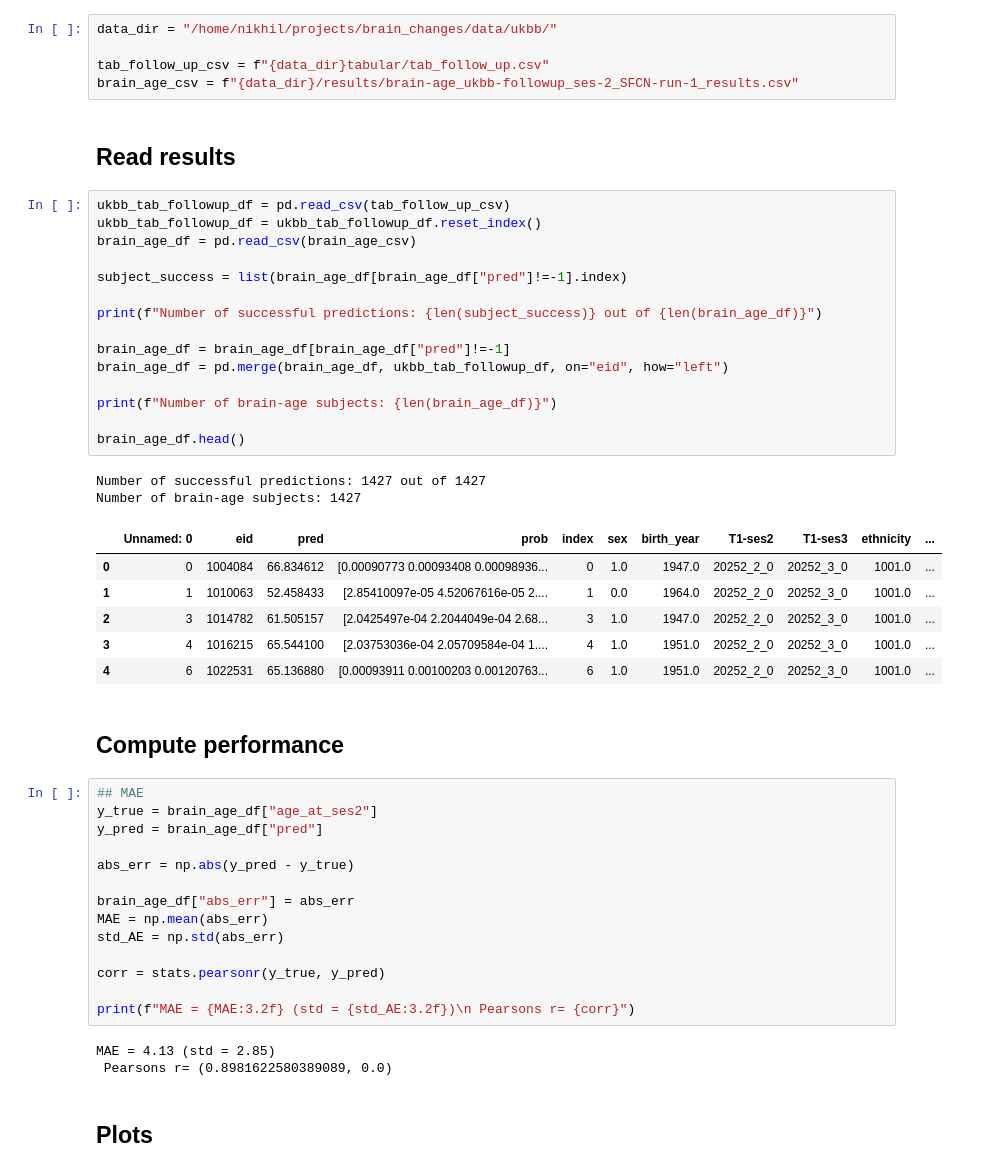
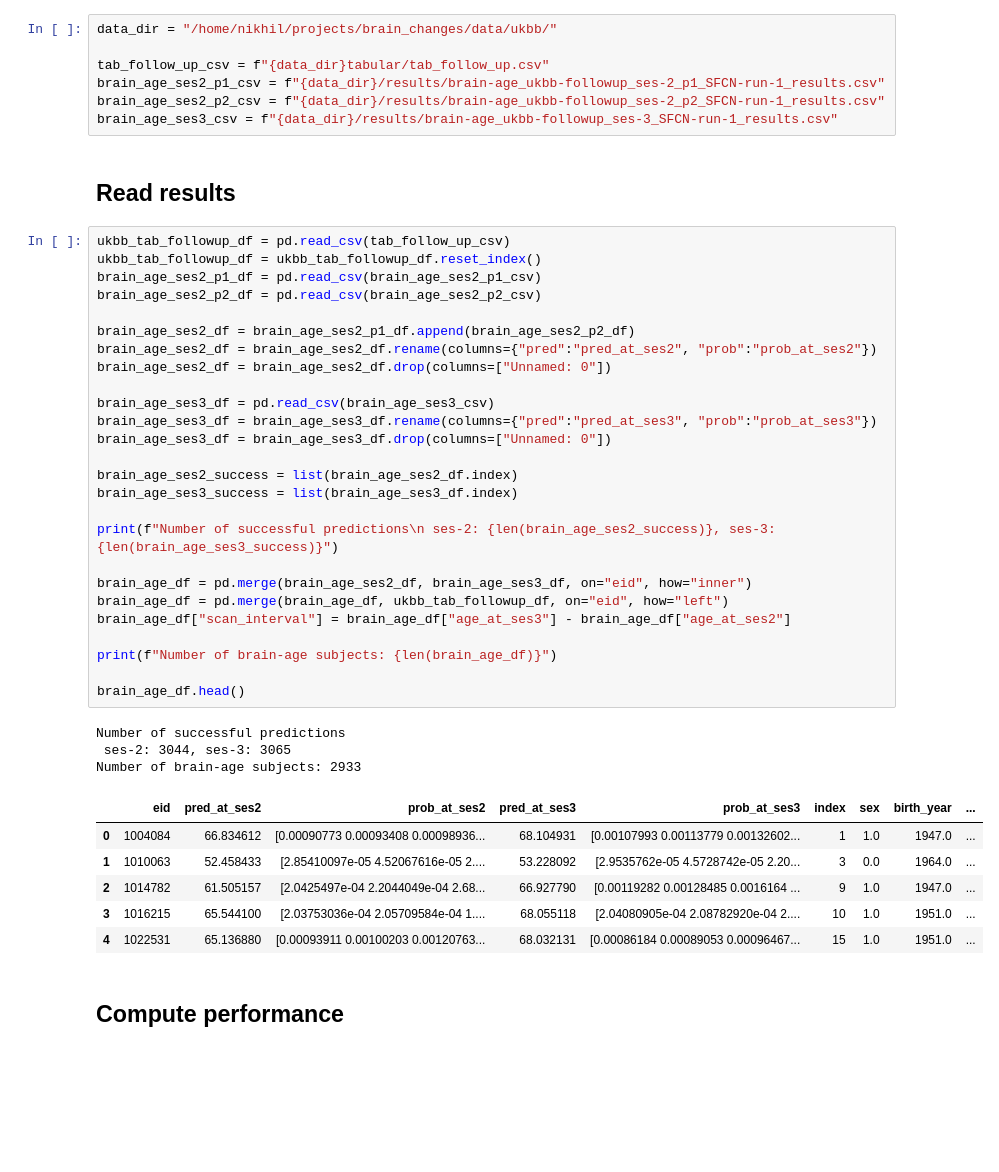
Before and after one commit to nikhil153/brain-diff, a Jupyter notebook: 4_brain_age.ipynb, the cells around one changed output. Saved outputs shown, nothing was run; the diff lists cells and outputs as text; blank space fills up the shorter version.

```diff
--- a/4_brain_age.ipynb
+++ b/4_brain_age.ipynb
@@ -10,51 +10,46 @@ from scipy import stats
 data_dir = "/home/nikhil/projects/brain_changes/data/ukbb/"
 
 tab_follow_up_csv = f"{data_dir}tabular/tab_follow_up.csv"
-brain_age_csv = f"{data_dir}/results/brain-age_ukbb-followup_ses-2_SFCN-run-1_results.csv"
+brain_age_ses2_p1_csv = f"{data_dir}/results/brain-age_ukbb-followup_ses-2_p1_SFCN-run-1_results.csv"
+brain_age_ses2_p2_csv = f"{data_dir}/results/brain-age_ukbb-followup_ses-2_p2_SFCN-run-1_results.csv"
+brain_age_ses3_csv = f"{data_dir}/results/brain-age_ukbb-followup_ses-3_SFCN-run-1_results.csv"
 # %% [markdown]
 ## Read results
 # %%
 ukbb_tab_followup_df = pd.read_csv(tab_follow_up_csv)
 ukbb_tab_followup_df = ukbb_tab_followup_df.reset_index()
-brain_age_df = pd.read_csv(brain_age_csv)
+brain_age_ses2_p1_df = pd.read_csv(brain_age_ses2_p1_csv)
+brain_age_ses2_p2_df = pd.read_csv(brain_age_ses2_p2_csv)
 
-subject_success = list(brain_age_df[brain_age_df["pred"]!=-1].index)
+brain_age_ses2_df = brain_age_ses2_p1_df.append(brain_age_ses2_p2_df)
+brain_age_ses2_df = brain_age_ses2_df.rename(columns={"pred":"pred_at_ses2", "prob":"prob_at_ses2"})
+brain_age_ses2_df = brain_age_ses2_df.drop(columns=["Unnamed: 0"])
 
-print(f"Number of successful predictions: {len(subject_success)} out of {len(brain_age_df)}")
+brain_age_ses3_df = pd.read_csv(brain_age_ses3_csv)
+brain_age_ses3_df = brain_age_ses3_df.rename(columns={"pred":"pred_at_ses3", "prob":"prob_at_ses3"})
+brain_age_ses3_df = brain_age_ses3_df.drop(columns=["Unnamed: 0"])
 
-brain_age_df = brain_age_df[brain_age_df["pred"]!=-1]
+brain_age_ses2_success = list(brain_age_ses2_df.index)
+brain_age_ses3_success = list(brain_age_ses3_df.index)
+
+print(f"Number of successful predictions\n ses-2: {len(brain_age_ses2_success)}, ses-3: {len(brain_age_ses3_success)}")
+
+brain_age_df = pd.merge(brain_age_ses2_df, brain_age_ses3_df, on="eid", how="inner")
 brain_age_df = pd.merge(brain_age_df, ukbb_tab_followup_df, on="eid", how="left")
+brain_age_df["scan_interval"] = brain_age_df["age_at_ses3"] - brain_age_df["age_at_ses2"]
 
 print(f"Number of brain-age subjects: {len(brain_age_df)}")
 
 brain_age_df.head()
 # %% [output]
-Number of successful predictions: 1427 out of 1427
-Number of brain-age subjects: 1427
+Number of successful predictions
+ ses-2: 3044, ses-3: 3065
+Number of brain-age subjects: 2933
-|  | Unnamed: 0 | eid | pred | prob | index | sex | birth_year | T1-ses2 | T1-ses3 | ethnicity | ... |
-| 0 | 0 | 1004084 | 66.834612 | [0.00090773 0.00093408 0.00098936... | 0 | 1.0 | 1947.0 | 20252_2_0 | 20252_3_0 | 1001.0 | ... |
-| 1 | 1 | 1010063 | 52.458433 | [2.85410097e-05 4.52067616e-05 2.... | 1 | 0.0 | 1964.0 | 20252_2_0 | 20252_3_0 | 1001.0 | ... |
-| 2 | 3 | 1014782 | 61.505157 | [2.0425497e-04 2.2044049e-04 2.68... | 3 | 1.0 | 1947.0 | 20252_2_0 | 20252_3_0 | 1001.0 | ... |
-| 3 | 4 | 1016215 | 65.544100 | [2.03753036e-04 2.05709584e-04 1.... | 4 | 1.0 | 1951.0 | 20252_2_0 | 20252_3_0 | 1001.0 | ... |
-| 4 | 6 | 1022531 | 65.136880 | [0.00093911 0.00100203 0.00120763... | 6 | 1.0 | 1951.0 | 20252_2_0 | 20252_3_0 | 1001.0 | ... |
+|  | eid | pred_at_ses2 | prob_at_ses2 | pred_at_ses3 | prob_at_ses3 | index | sex | birth_year | ... |
+| 0 | 1004084 | 66.834612 | [0.00090773 0.00093408 0.00098936... | 68.104931 | [0.00107993 0.00113779 0.00132602... | 1 | 1.0 | 1947.0 | ... |
+| 1 | 1010063 | 52.458433 | [2.85410097e-05 4.52067616e-05 2.... | 53.228092 | [2.9535762e-05 4.5728742e-05 2.20... | 3 | 0.0 | 1964.0 | ... |
+| 2 | 1014782 | 61.505157 | [2.0425497e-04 2.2044049e-04 2.68... | 66.927790 | [0.00119282 0.00128485 0.0016164 ... | 9 | 1.0 | 1947.0 | ... |
+| 3 | 1016215 | 65.544100 | [2.03753036e-04 2.05709584e-04 1.... | 68.055118 | [2.04080905e-04 2.08782920e-04 2.... | 10 | 1.0 | 1951.0 | ... |
+| 4 | 1022531 | 65.136880 | [0.00093911 0.00100203 0.00120763... | 68.032131 | [0.00086184 0.00089053 0.00096467... | 15 | 1.0 | 1951.0 | ... |
 # %% [markdown]
 ## Compute performance
-# %%
-## MAE
-y_true = brain_age_df["age_at_ses2"]
-y_pred = brain_age_df["pred"]
-
-abs_err = np.abs(y_pred - y_true)
-
-brain_age_df["abs_err"] = abs_err
-MAE = np.mean(abs_err)
-std_AE = np.std(abs_err)
-
-corr = stats.pearsonr(y_true, y_pred)
-
-print(f"MAE = {MAE:3.2f} (std = {std_AE:3.2f})\n Pearsons r= {corr}")
-# %% [output]
-MAE = 4.13 (std = 2.85)
- Pearsons r= (0.8981622580389089, 0.0)
-# %% [markdown]
-## Plots
```
Also changed, not shown: parts of 6 cells of this notebook, 4 other files.
